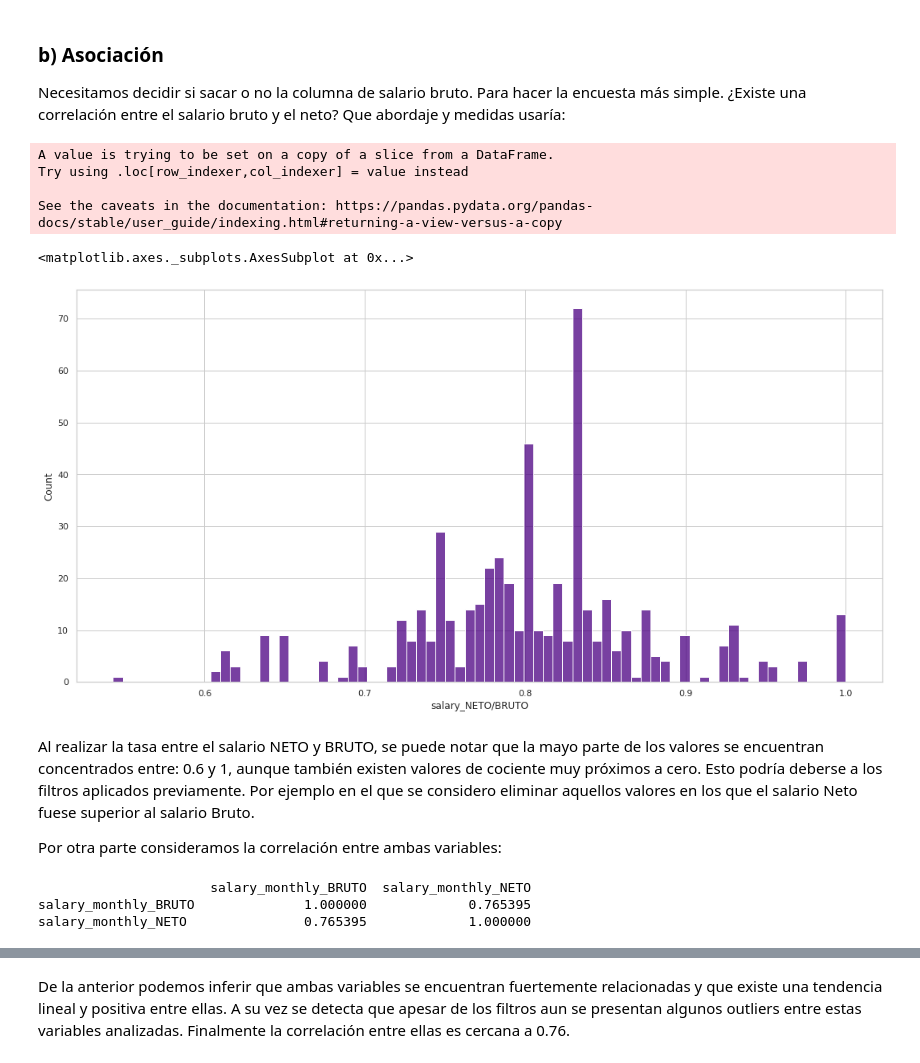
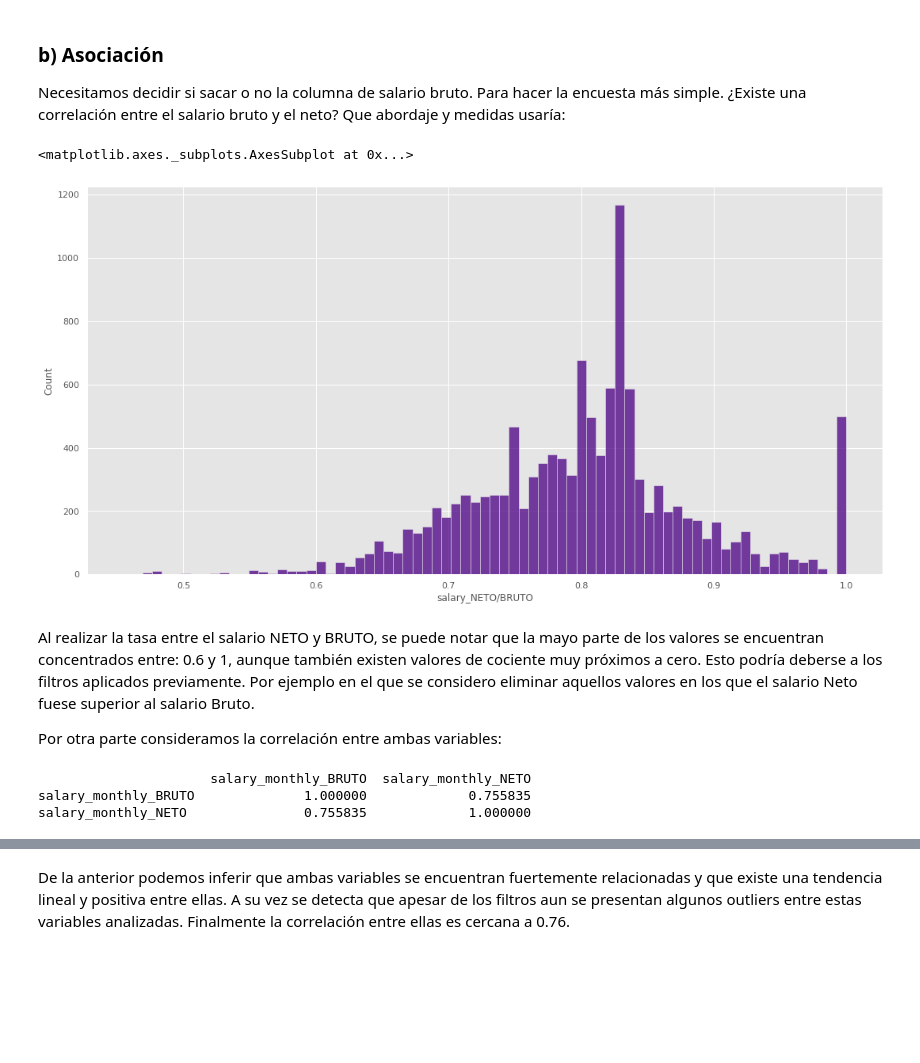
Before and after one commit to argennof/Data_A-V_2022, a Jupyter notebook: Grupo_24_Entregable_Parte_1.ipynb, the cells around one changed output, grey strips where cells are left out. Saved outputs shown, nothing was run; the diff lists cells and outputs as text; code cells hidden in the pictures; blank space fills up the shorter version.

```diff
--- a/Grupo_24_Entregable_Parte_1.ipynb
+++ b/Grupo_24_Entregable_Parte_1.ipynb
@@ -564,30 +578,26 @@ df_andres.reset_index().drop_duplicates(subset='index', keep='first').set_index(
 Necesitamos decidir si sacar o no la columna de salario bruto. Para hacer la encuesta más simple. ¿Existe una correlación entre el salario bruto y el neto? Que abordaje y medidas usaría:
 # %%
 # Creamos un tasa entre el Neto y el salario Bruto:
-df4['salary_NETO/BRUTO'] = df4['salary_monthly_NETO']/df4['salary_monthly_BRUTO']
+df_without_outliers['salary_NETO/BRUTO'] = df_without_outliers['salary_monthly_NETO']/df_without_outliers['salary_monthly_BRUTO']
 
 # Acotamos a la region de interes:
-df_acotado = df4[(df4['salary_NETO/BRUTO']>0.45) & (df4['salary_NETO/BRUTO']<1.3)]
+df_acotado = df_without_outliers[(df_without_outliers['salary_NETO/BRUTO']>0.45) & (df_without_outliers['salary_NETO/BRUTO']<1.3)]
 fig = plt.figure(figsize=(18, 9))
 
 # Visualizamos la distribucion de la tasa -salary_NETO/BRUTO-:
 seaborn.histplot(df_acotado['salary_NETO/BRUTO'], bins=75, color = 'indigo')
 # %% [output]
-A value is trying to be set on a copy of a slice from a DataFrame.
-Try using .loc[row_indexer,col_indexer] = value instead
-
-See the caveats in the documentation: https://pandas.pydata.org/pandas-docs/stable/user_guide/indexing.html#returning-a-view-versus-a-copy
+<matplotlib.axes._subplots.AxesSubplot at 0x...>
-<matplotlib.axes._subplots.AxesSubplot at 0x...>
-[figure, old version]
+[figure, new version]
 # %% [markdown]
 Al realizar la tasa entre el salario NETO y BRUTO, se puede notar que la mayo parte de los valores se encuentran concentrados entre: 0.6 y 1, aunque también existen valores de cociente muy próximos a cero. Esto podría deberse a los filtros aplicados previamente. Por ejemplo en el que se considero eliminar aquellos valores en los que el salario Neto fuese superior al salario Bruto.
 
 Por otra parte consideramos la correlación entre ambas variables:
 # %%
-correla_var = df4[['salary_monthly_BRUTO', 'salary_monthly_NETO']].corr()
+correla_var = df_without_outliers[['salary_monthly_BRUTO', 'salary_monthly_NETO']].corr()
 print(correla_var)
 # %% [output]
                       salary_monthly_BRUTO  salary_monthly_NETO
-salary_monthly_BRUTO              1.000000             0.765395
-salary_monthly_NETO               0.765395             1.000000
+salary_monthly_BRUTO              1.000000             0.755835
+salary_monthly_NETO               0.755835             1.000000
 # %%
```
Also changed, not shown: parts of 24 cells of this notebook.
